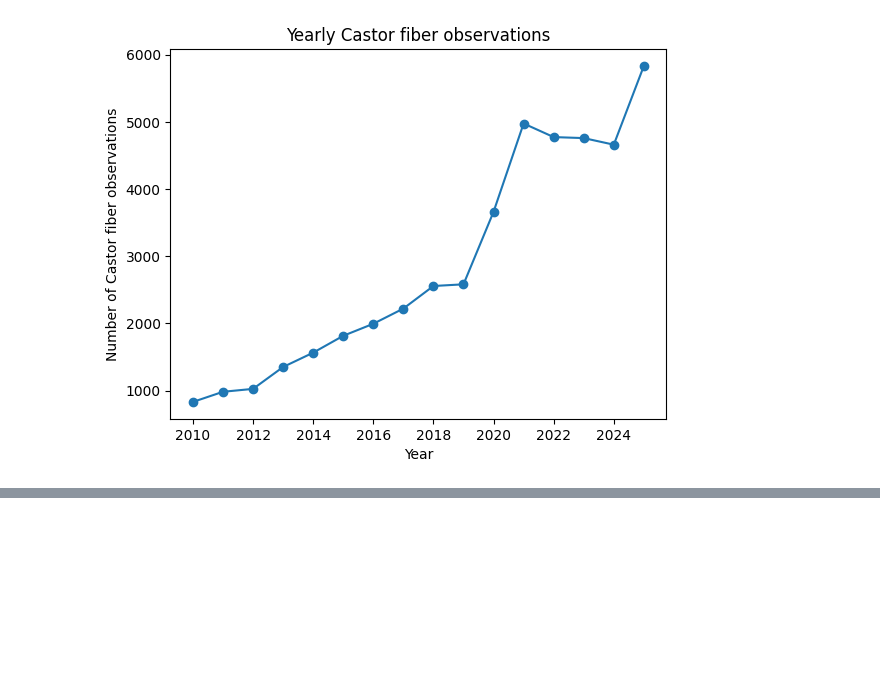
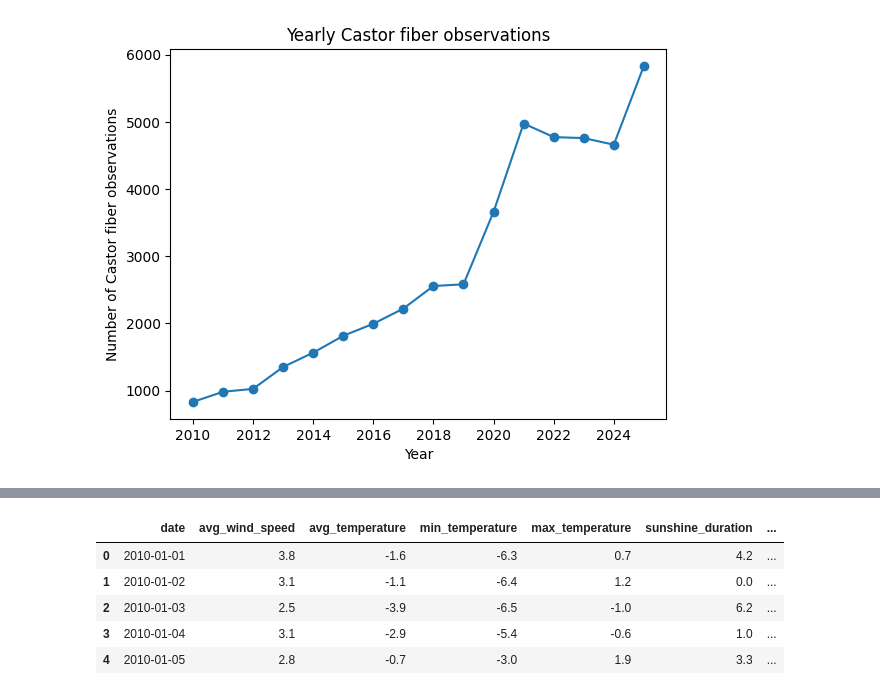
Before and after one commit to Shifu-boop/DSAI-Check-in-1, a Jupyter notebook: Check-in-1/Checkin-1.ipynb, the cells around one changed output, grey strips where cells are left out. Cells and saved outputs as stored; diff of their text form; code cells hidden in the pictures; blank space fills up the shorter version.

```diff
--- a/Check-in-1/Checkin-1.ipynb
+++ b/Check-in-1/Checkin-1.ipynb
@@ -216,0 +234,39 @@ df.describe()
+# %%
+# Convert YYYYMMDD to real date
+weather_df["date"] = pd.to_datetime(
+    weather_df["YYYYMMDD"].astype(str),
+    format="%Y%m%d"
+)
+
+# Convert KNMI units
+weather_df["FG"] = weather_df["FG"] / 10   # average wind speed in m/s
+weather_df["TG"] = weather_df["TG"] / 10   # average temperature in °C
+weather_df["TN"] = weather_df["TN"] / 10   # minimum temperature in °C
+weather_df["TX"] = weather_df["TX"] / 10   # maximum temperature in °C
+
+# KNMI uses -1 for very small sunshine/rain values, so replace with 0
+weather_df["SQ"] = weather_df["SQ"].replace(-1, 0) / 10   # sunshine duration in hours
+weather_df["RH"] = weather_df["RH"].replace(-1, 0) / 10   # precipitation in mm
+
+# UG is humidity percentage, so keep it unchanged
+# %%
+weather_df = weather_df[["date", "FG", "TG", "TN", "TX", "SQ", "RH", "UG"]]
+
+weather_df = weather_df.rename(columns={
+    "FG": "avg_wind_speed",
+    "TG": "avg_temperature",
+    "TN": "min_temperature",
+    "TX": "max_temperature",
+    "SQ": "sunshine_duration",
+    "RH": "precipitation",
+    "UG": "avg_humidity"
+})
+
+weather_df.head()
+# %% [output]
+|  | date | avg_wind_speed | avg_temperature | min_temperature | max_temperature | sunshine_duration | ... |
+| 0 | 2010-01-01 | 3.8 | -1.6 | -6.3 | 0.7 | 4.2 | ... |
+| 1 | 2010-01-02 | 3.1 | -1.1 | -6.4 | 1.2 | 0.0 | ... |
+| 2 | 2010-01-03 | 2.5 | -3.9 | -6.5 | -1.0 | 6.2 | ... |
+| 3 | 2010-01-04 | 3.1 | -2.9 | -5.4 | -0.6 | 1.0 | ... |
+| 4 | 2010-01-05 | 2.8 | -0.7 | -3.0 | 1.9 | 3.3 | ... |
```
Also changed, not shown: parts of 11 cells of this notebook, 1 other file.
